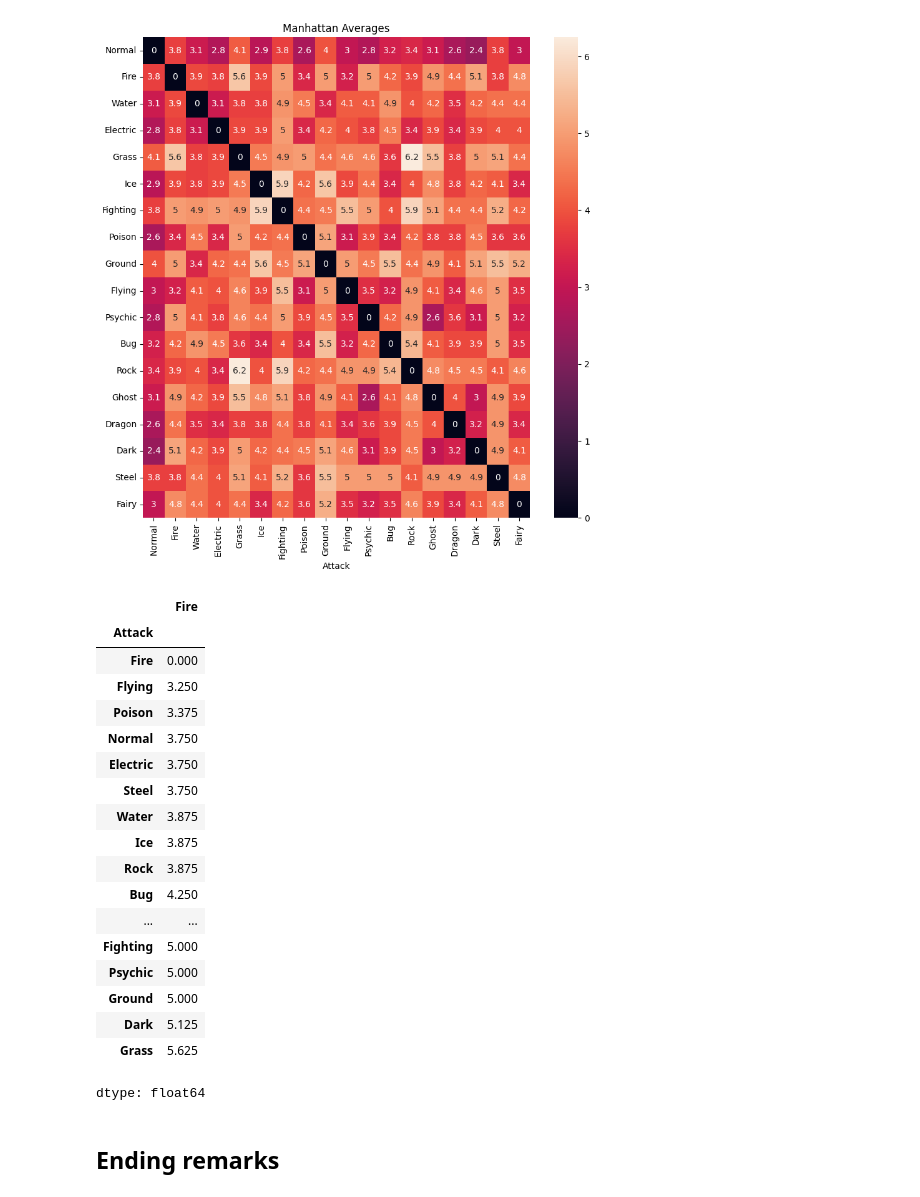
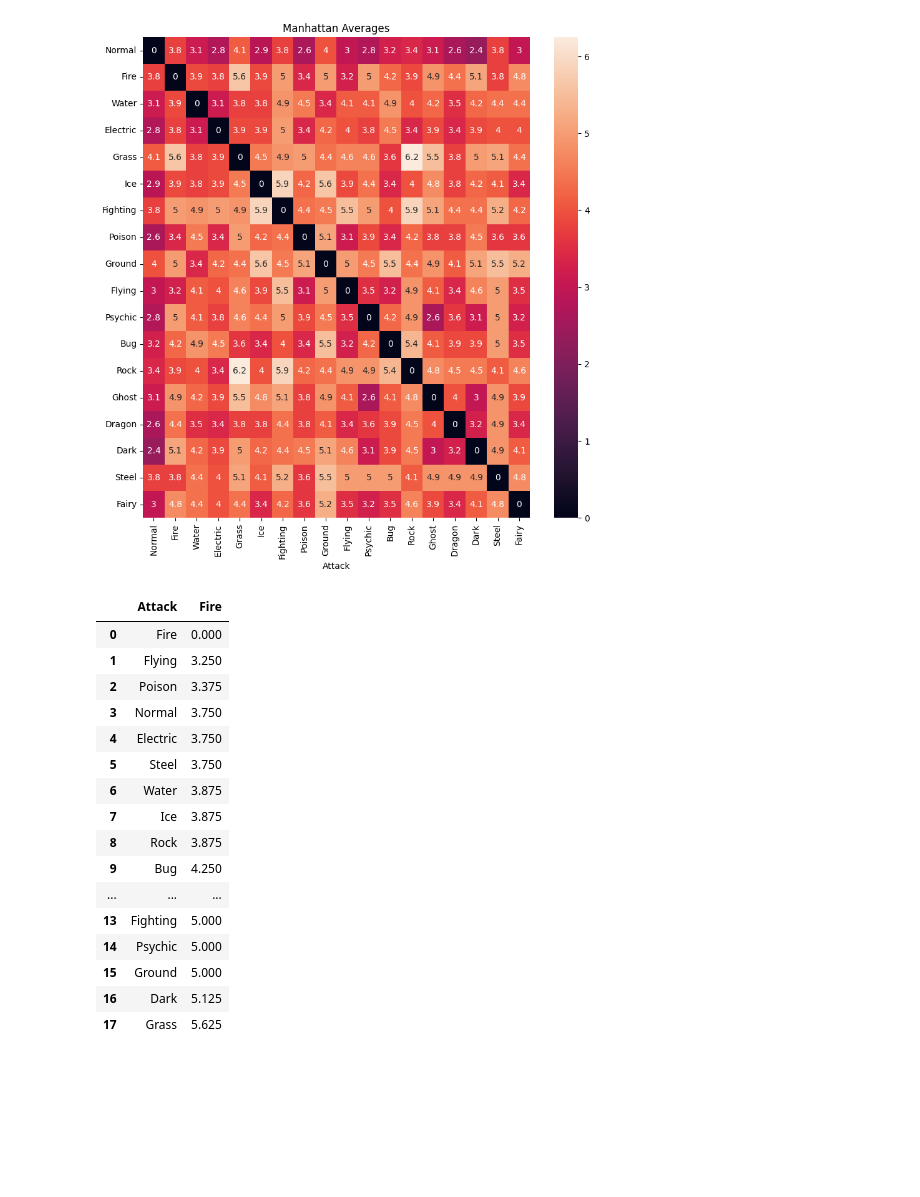
Before and after one commit to TMaczek/PokemonTypesAnalysis, a Jupyter notebook: PokemonTypesSimilarities.ipynb, the cells around one changed output. Cells and saved outputs as stored; diff of their text form; code cells hidden in the pictures; blank space fills up the shorter version.

```diff
--- a/PokemonTypesSimilarities.ipynb
+++ b/PokemonTypesSimilarities.ipynb
@@ -137,7 +174,9 @@ dtype: object
 #lets change everything to float
 df = df.astype('float64')
 
-df = df/2 # -> basic normalization (since i know max value here is 2) - to see if results change
+# 0-1 normalization
+max_value = df.to_numpy().max()
+df = df/max_value
 
 df.head()
 # %% [output]
@@ -205,11 +238,24 @@ import seaborn as sns
 # %%
-from collections.abc import Callable
-
 InputFunction = Callable[[list, list], float]
 
+
 def calculate_and_plot(function: InputFunction, df: pd.DataFrame, title: str) -> pd.DataFrame:
+  """
+  Calculates dataframe containing type similarities with function as metric,
+  plots it as heatmap and returns the DataFrame with calculated values.
+
+  Args:
+    function(InputFunction): function to calculate metric,
+        taking two list as arguments, returning float - similarity between those lists.
+    df(pd.DataFrame): dataframe with type efectiveness values.
+    title(str): title on top of plotted heatmap.
+
+  Returns:
+    pd.DataFrame: dataframe with calculated similarities
+  """
+
   types_count = len(df.columns)
-  df_values = pd.DataFrame().reindex_like(df) # copy structure
+  df_values = pd.DataFrame().reindex_like(df) # copy structure of original df
   every_combo = list(combinations_with_replacement(df.columns, 2))
 
   for type1, type2 in every_combo:
@@ -462,27 +490,23 @@ plt.show()
 # %% [output]
 [figure]
 # %%
-# see the ranking for the manhattan avg
-manhattan_avg.loc[type_one].sort_values(ascending=True)
+# see the ranking for the manhattan avg - type most similar to fire
+manhattan_avg.loc[type_one].sort_values(ascending=True).reset_index()
 # %% [output]
-|  | Fire |
-| Attack |  |
-| Fire | 0.000 |
-| Flying | 3.250 |
-| Poison | 3.375 |
-| Normal | 3.750 |
-| Electric | 3.750 |
-| Steel | 3.750 |
-| Water | 3.875 |
-| Ice | 3.875 |
-| Rock | 3.875 |
-| Bug | 4.250 |
-| ... | ... |
-| Fighting | 5.000 |
-| Psychic | 5.000 |
-| Ground | 5.000 |
-| Dark | 5.125 |
-| Grass | 5.625 |
+|  | Attack | Fire |
+| 0 | Fire | 0.000 |
+| 1 | Flying | 3.250 |
+| 2 | Poison | 3.375 |
+| 3 | Normal | 3.750 |
+| 4 | Electric | 3.750 |
+| 5 | Steel | 3.750 |
+| 6 | Water | 3.875 |
+| 7 | Ice | 3.875 |
+| 8 | Rock | 3.875 |
+| 9 | Bug | 4.250 |
+| ... | ... | ... |
+| 13 | Fighting | 5.000 |
+| 14 | Psychic | 5.000 |
+| 15 | Ground | 5.000 |
+| 16 | Dark | 5.125 |
+| 17 | Grass | 5.625 |
-dtype: float64
-# %% [markdown]
-## Ending remarks
```
Also changed, not shown: parts of 55 cells of this notebook.
